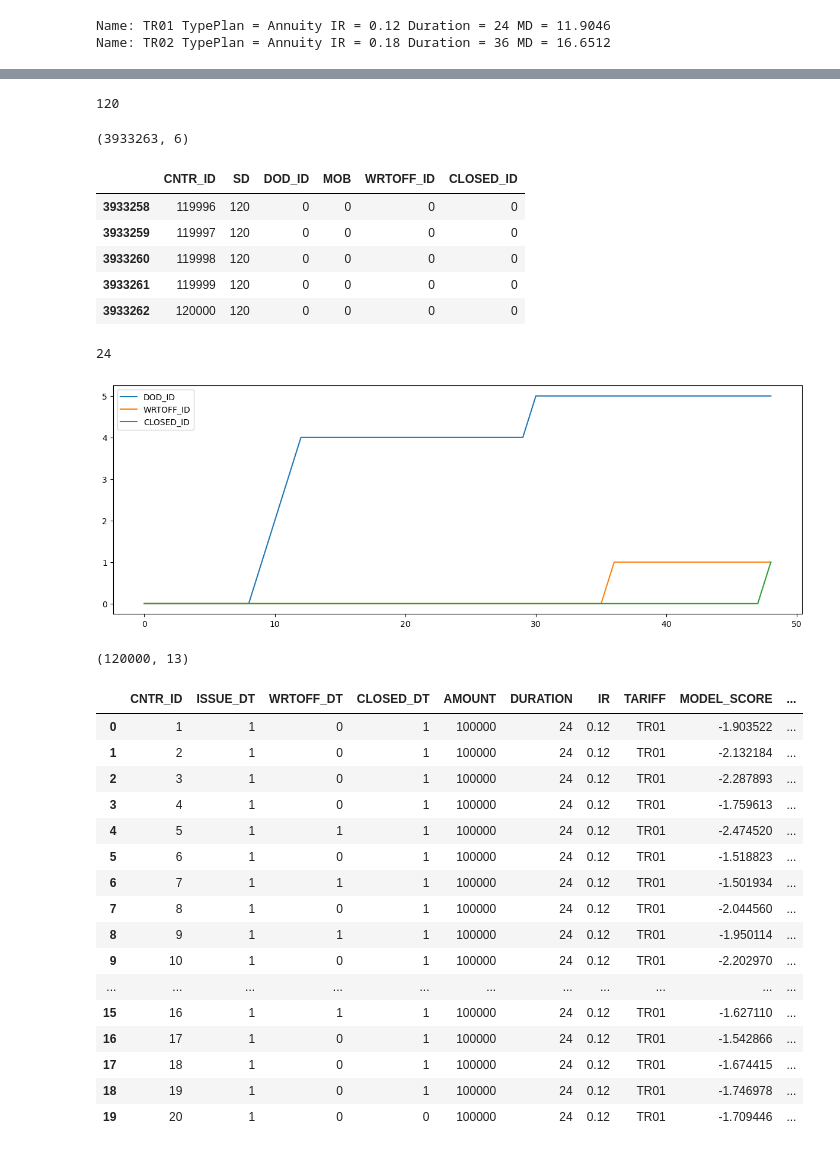
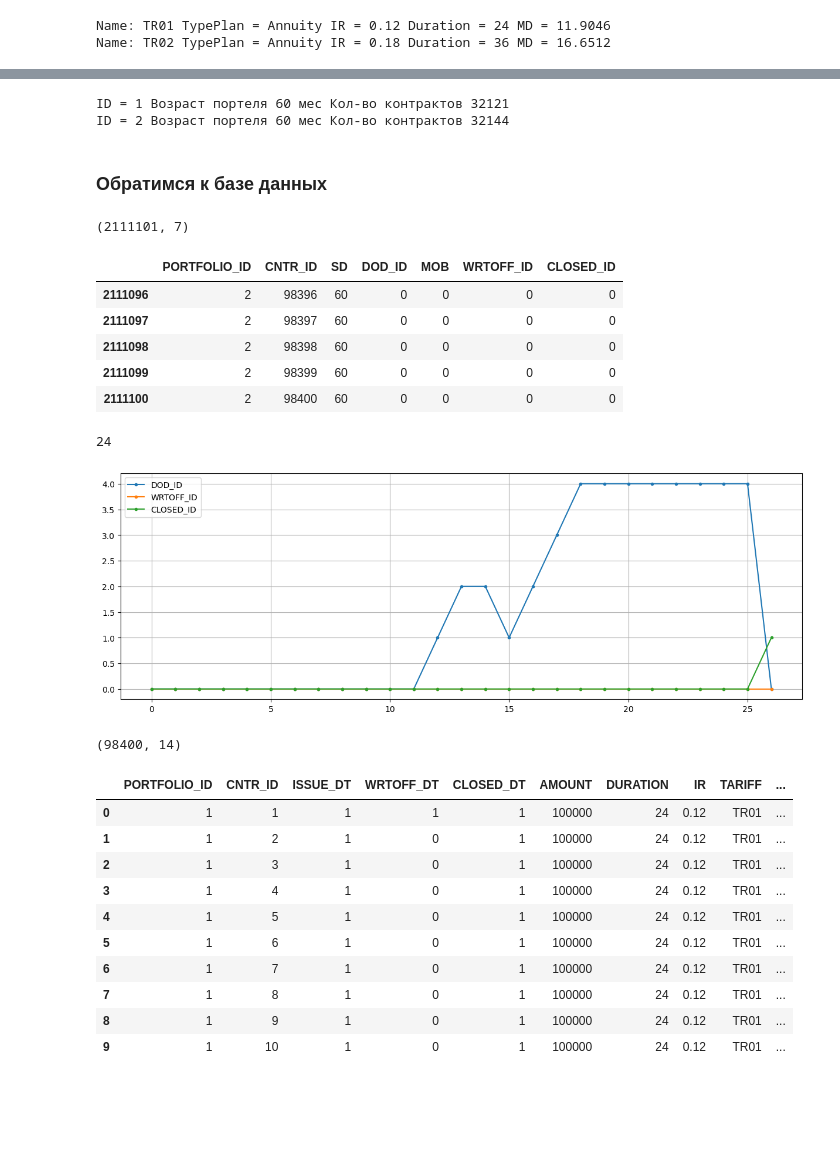
Before and after one commit to il-giza/Bank_SandBox, a Jupyter notebook: matrix_migration/generator_of_portfolio.ipynb, the cells around one changed output, grey strips where cells are left out. Saved outputs shown, nothing was run; the diff lists cells and outputs as text; code cells hidden in the pictures; blank space fills up the shorter version.

```diff
--- a/matrix_migration/generator_of_portfolio.ipynb
+++ b/matrix_migration/generator_of_portfolio.ipynb
@@ -78,8 +125,13 @@ score_cutoff
 # %%
 #GP.next_month(issue_plan, pd_cutoff = pd_cutoff, model = model0)
 # %%
-for t in range(120):
-    GP.next_month(issue_plan, pd_cutoff = pd_cutoff, model = model0)
-GP.portfolio_age
+for t in range(4*12):
+    GP1.next_month(issue_plan_gp, pd_cutoff = pd_cutoff, model = model0)
+    GP2.next_month(issue_plan_gp, pd_cutoff = pd_cutoff, model = model0)
+
+DWH.update_dwh_dic() # обновим справочники DWH
+GP1.info()
+GP2.info()
 # %% [output]
-120
+ID = 1 Возраст портеля 60 мес Кол-во контрактов 32121
+ID = 2 Возраст портеля 60 мес Кол-во контрактов 32144
@@ -89,15 +138,17 @@ GP.update_dwh_dic()
+# %% [markdown]
+### Обратимся к базе данных
 # %%
 LI = DWH.LI.reset_index(drop=True)
 print(LI.shape)
 LI.tail()
 # %% [output]
-(3933263, 6)
+(2111101, 7)
-|  | CNTR_ID | SD | DOD_ID | MOB | WRTOFF_ID | CLOSED_ID |
-| 3933258 | 119996 | 120 | 0 | 0 | 0 | 0 |
-| 3933259 | 119997 | 120 | 0 | 0 | 0 | 0 |
-| 3933260 | 119998 | 120 | 0 | 0 | 0 | 0 |
-| 3933261 | 119999 | 120 | 0 | 0 | 0 | 0 |
-| 3933262 | 120000 | 120 | 0 | 0 | 0 | 0 |
+|  | PORTFOLIO_ID | CNTR_ID | SD | DOD_ID | MOB | WRTOFF_ID | CLOSED_ID |
+| 2111096 | 2 | 98396 | 60 | 0 | 0 | 0 | 0 |
+| 2111097 | 2 | 98397 | 60 | 0 | 0 | 0 | 0 |
+| 2111098 | 2 | 98398 | 60 | 0 | 0 | 0 | 0 |
+| 2111099 | 2 | 98399 | 60 | 0 | 0 | 0 | 0 |
+| 2111100 | 2 | 98400 | 60 | 0 | 0 | 0 | 0 |
 # %%
 ix_bad = LI['DOD_ID']>=4
 LI['BADFLAG'] = 0
@@ -107,34 +158,29 @@ GP.cntr_dic[13].duration
 # %% [output]
 24
 # %%
-ix = LI['CNTR_ID']==7
+ix = LI['CNTR_ID']==11
 plt.figure(figsize=[15,5])
-plt.plot(LI[ix].set_index('MOB')[['DOD_ID', 'WRTOFF_ID', 'CLOSED_ID']])
+plt.plot(LI[ix].set_index('MOB')[['DOD_ID', 'WRTOFF_ID', 'CLOSED_ID']], '.-')
 plt.legend(['DOD_ID', 'WRTOFF_ID', 'CLOSED_ID'])
+plt.grid()
 plt.show()
 # %% [output]
-[figure, old version]
+[figure, new version]
 # %%
 DMC = DWH.DMContract
 print(DMC.shape)
-DMC.head(20)
+DMC.head(10)
 # %% [output]
-(120000, 13)
+(98400, 14)
-|  | CNTR_ID | ISSUE_DT | WRTOFF_DT | CLOSED_DT | AMOUNT | DURATION | IR | TARIFF | MODEL_SCORE | ... |
-| 0 | 1 | 1 | 0 | 1 | 100000 | 24 | 0.12 | TR01 | -1.903522 | ... |
-| 1 | 2 | 1 | 0 | 1 | 100000 | 24 | 0.12 | TR01 | -2.132184 | ... |
-| 2 | 3 | 1 | 0 | 1 | 100000 | 24 | 0.12 | TR01 | -2.287893 | ... |
-| 3 | 4 | 1 | 0 | 1 | 100000 | 24 | 0.12 | TR01 | -1.759613 | ... |
-| 4 | 5 | 1 | 1 | 1 | 100000 | 24 | 0.12 | TR01 | -2.474520 | ... |
-| 5 | 6 | 1 | 0 | 1 | 100000 | 24 | 0.12 | TR01 | -1.518823 | ... |
-| 6 | 7 | 1 | 1 | 1 | 100000 | 24 | 0.12 | TR01 | -1.501934 | ... |
-| 7 | 8 | 1 | 0 | 1 | 100000 | 24 | 0.12 | TR01 | -2.044560 | ... |
-| 8 | 9 | 1 | 1 | 1 | 100000 | 24 | 0.12 | TR01 | -1.950114 | ... |
-| 9 | 10 | 1 | 0 | 1 | 100000 | 24 | 0.12 | TR01 | -2.202970 | ... |
-| ... | ... | ... | ... | ... | ... | ... | ... | ... | ... | ... |
-| 15 | 16 | 1 | 1 | 1 | 100000 | 24 | 0.12 | TR01 | -1.627110 | ... |
-| 16 | 17 | 1 | 0 | 1 | 100000 | 24 | 0.12 | TR01 | -1.542866 | ... |
-| 17 | 18 | 1 | 0 | 1 | 100000 | 24 | 0.12 | TR01 | -1.674415 | ... |
-| 18 | 19 | 1 | 0 | 1 | 100000 | 24 | 0.12 | TR01 | -1.746978 | ... |
-| 19 | 20 | 1 | 0 | 0 | 100000 | 24 | 0.12 | TR01 | -1.709446 | ... |
+|  | PORTFOLIO_ID | CNTR_ID | ISSUE_DT | WRTOFF_DT | CLOSED_DT | AMOUNT | DURATION | IR | TARIFF | ... |
+| 0 | 1 | 1 | 1 | 1 | 1 | 100000 | 24 | 0.12 | TR01 | ... |
+| 1 | 1 | 2 | 1 | 0 | 1 | 100000 | 24 | 0.12 | TR01 | ... |
+| 2 | 1 | 3 | 1 | 0 | 1 | 100000 | 24 | 0.12 | TR01 | ... |
+| 3 | 1 | 4 | 1 | 0 | 1 | 100000 | 24 | 0.12 | TR01 | ... |
+| 4 | 1 | 5 | 1 | 0 | 1 | 100000 | 24 | 0.12 | TR01 | ... |
+| 5 | 1 | 6 | 1 | 0 | 1 | 100000 | 24 | 0.12 | TR01 | ... |
+| 6 | 1 | 7 | 1 | 0 | 1 | 100000 | 24 | 0.12 | TR01 | ... |
+| 7 | 1 | 8 | 1 | 0 | 1 | 100000 | 24 | 0.12 | TR01 | ... |
+| 8 | 1 | 9 | 1 | 0 | 1 | 100000 | 24 | 0.12 | TR01 | ... |
+| 9 | 1 | 10 | 1 | 0 | 1 | 100000 | 24 | 0.12 | TR01 | ... |
 # %%
```
Also changed, not shown: parts of 83 cells of this notebook, 1 other file.
